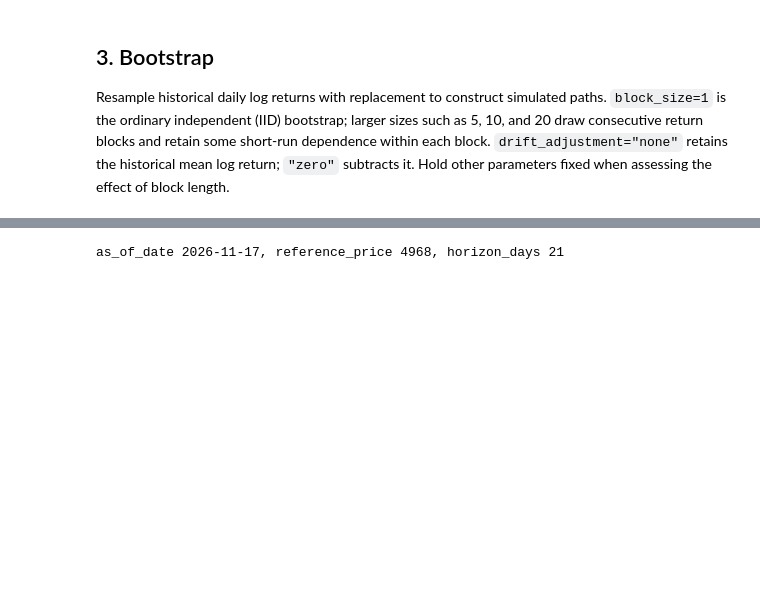
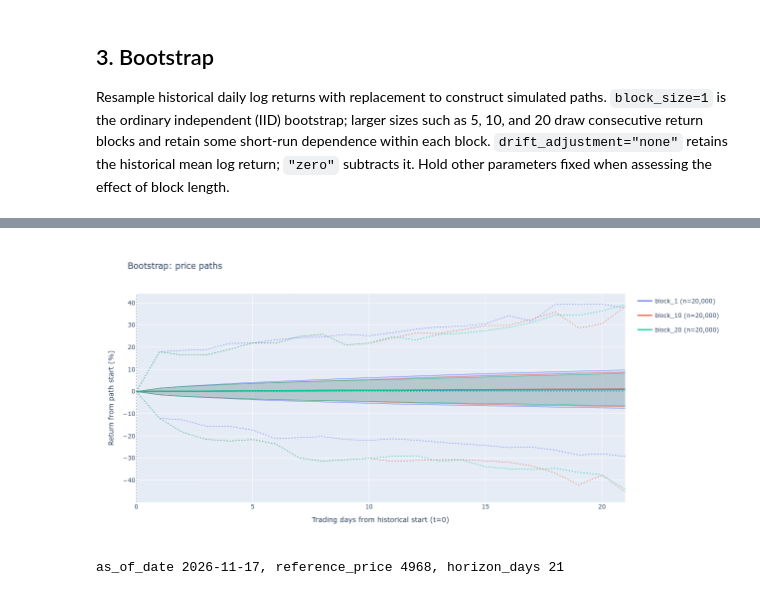
Before and after one commit to lbk209/portfolio_additional, a Jupyter notebook: price_target_analysis.ipynb, the cells around one changed output, grey strips where cells are left out. Saved outputs shown, nothing was run; the diff lists cells and outputs as text; code cells hidden in the pictures; blank space fills up the shorter version.

```diff
--- a/price_target_analysis.ipynb
+++ b/price_target_analysis.ipynb
@@ -223,3 +224,7 @@ bootstrap.summary()
+# %%
+bootstrap.plot_paths()
+# %% [output]
+[figure, added]
 # %%
 kw = dict(
     thresholds=[-10, -5, 5, 10], pct=True
```
Also changed, not shown: parts of 20 cells of this notebook, 1 other file.
